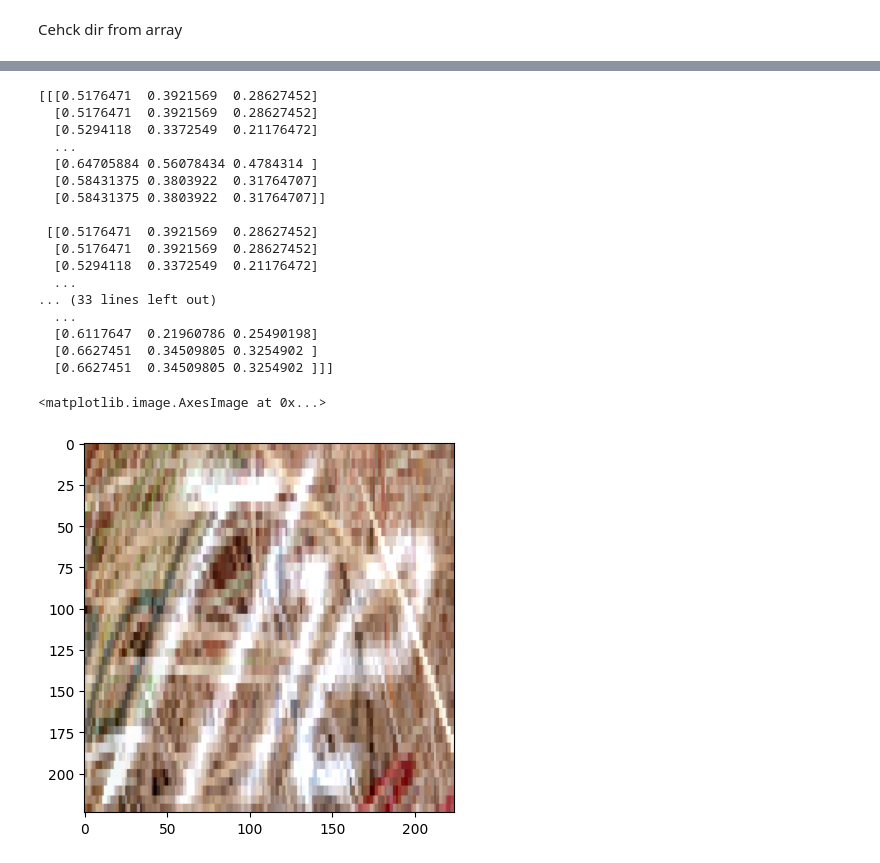
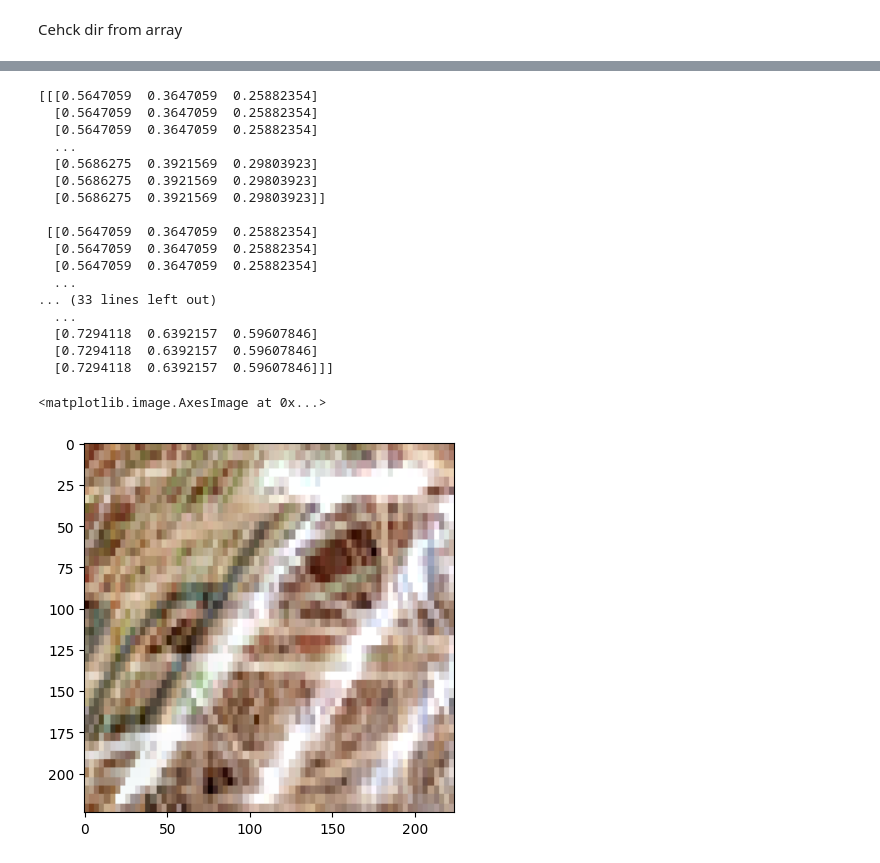
Before and after one commit to glusi/cv-project, a Jupyter notebook: last_project.ipynb, the cells around one changed output, grey strips where cells are left out. Drawn from its saved outputs; the diff is of its cells as text; code cells hidden in the pictures.

Commit message:
fixed sizes in data flows

```diff
--- a/last_project.ipynb
+++ b/last_project.ipynb
@@ -371,14 +371,14 @@ num = 0
 # test_y = []
 test_x_total = []
 test_y_total = []
-for i in tqdm(range(0, int((len(im_names)-1)/8))):
+for i in tqdm(range(0, 1)):
     im = im_names[i]
     img, fonts, txts, charBBs, wordBBs = get_image_data(db, im)
     font_indx = 0
     char_indx = 0
 
     # print(im)
-    for j in range(0, len(txts)):
+    for j in range(0, 1):
         if(j%8==0):
             curr_font = fonts[font_indx]
             test_x = []
@@ -520,7 +522,7 @@ Check with flow from one big array
 test_y_cat = np_utils.to_categorical(test_y_total, 5)
 # %%
 dg2 =  ImageDataGenerator(
-     dtype='float32',
+     dtype='float32',target_size=(SIZE,SIZE)
      )
 t2_arr = dg2.flow(test_x_total,test_y_cat, shuffle=False)
 # %%
@@ -583,27 +595,27 @@ model.evaluate(t3)
 
 # print(f'SkLearn acc: {accuracy_score(y_true, y_pred)*100:.3}')
 # %%
-h = t2_arr.next()[0][0]
+h = t2_arr.next()[0][1]
 print(h)
 plt.imshow(h)
 # %% [output]
-[[[0.5176471  0.3921569  0.28627452]
-  [0.5176471  0.3921569  0.28627452]
-  [0.5294118  0.3372549  0.21176472]
+[[[0.5647059  0.3647059  0.25882354]
+  [0.5647059  0.3647059  0.25882354]
+  [0.5647059  0.3647059  0.25882354]
   ...
-  [0.64705884 0.56078434 0.4784314 ]
-  [0.58431375 0.3803922  0.31764707]
-  [0.58431375 0.3803922  0.31764707]]
+  [0.5686275  0.3921569  0.29803923]
+  [0.5686275  0.3921569  0.29803923]
+  [0.5686275  0.3921569  0.29803923]]
 
- [[0.5176471  0.3921569  0.28627452]
-  [0.5176471  0.3921569  0.28627452]
-  [0.5294118  0.3372549  0.21176472]
+ [[0.5647059  0.3647059  0.25882354]
+  [0.5647059  0.3647059  0.25882354]
+  [0.5647059  0.3647059  0.25882354]
   ...
 ... (33 lines left out)
   ...
-  [0.6117647  0.21960786 0.25490198]
-  [0.6627451  0.34509805 0.3254902 ]
-  [0.6627451  0.34509805 0.3254902 ]]]
+  [0.7294118  0.6392157  0.59607846]
+  [0.7294118  0.6392157  0.59607846]
+  [0.7294118  0.6392157  0.59607846]]]
 <matplotlib.image.AxesImage at 0x...>
-[figure, old version]
+[figure, new version]
 # %%
```
Also changed, not shown: parts of 24 cells of this notebook.
